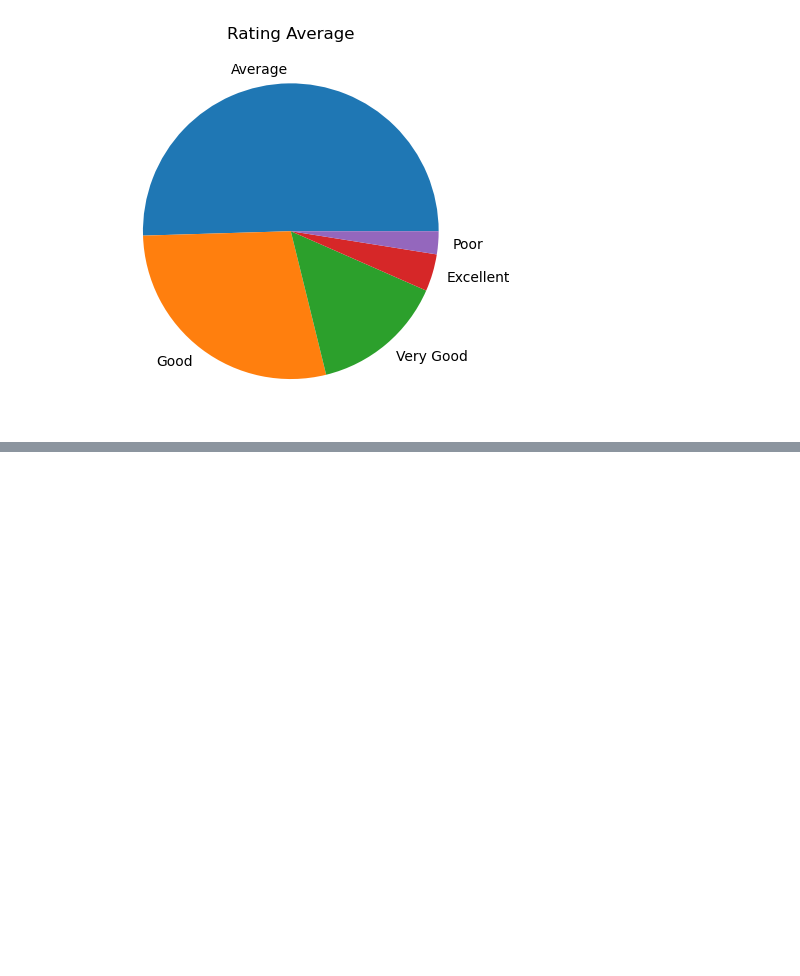
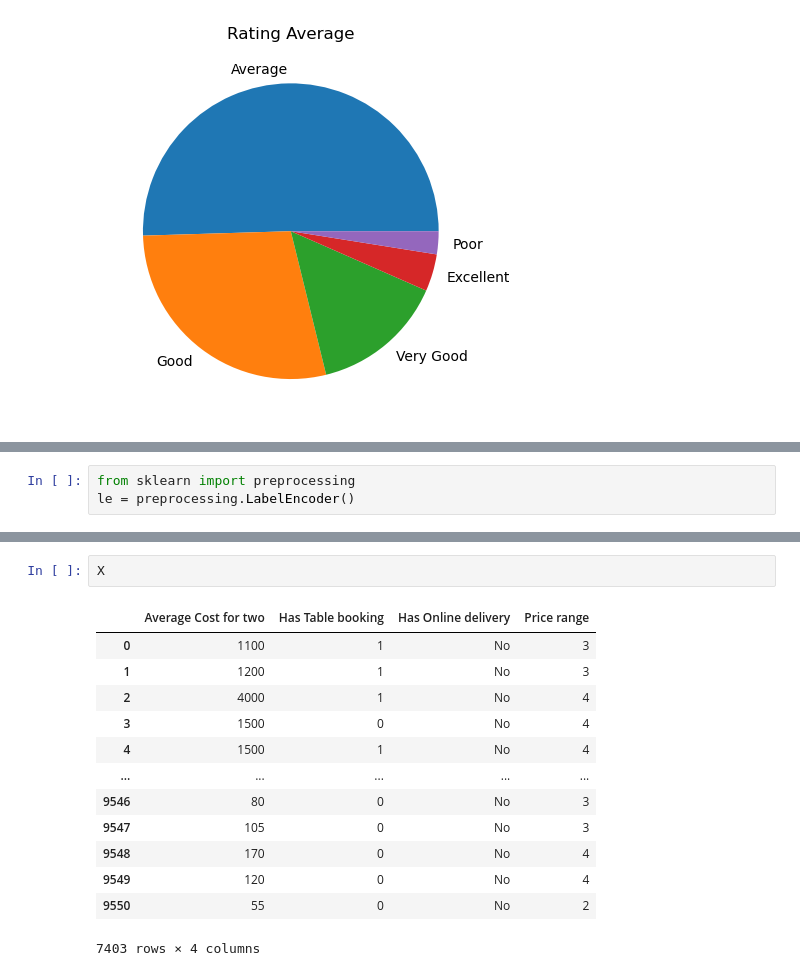
Before and after one commit to asdfghma/RestaurantRatingML, a Jupyter notebook: Notebook.ipynb, the cells around one changed output, grey strips where cells are left out. Cells and saved outputs as stored; diff of their text form; blank space fills up the shorter version.

```diff
--- a/Notebook.ipynb
+++ b/Notebook.ipynb
@@ -166,0 +203,3 @@ plt.show()
+# %%
+from sklearn import preprocessing
+le = preprocessing.LabelEncoder()
@@ -166,0 +214,16 @@ plt.show()
+# %%
+X
+# %% [output]
+|  | Average Cost for two | Has Table booking | Has Online delivery | Price range |
+| 0 | 1100 | 1 | No | 3 |
+| 1 | 1200 | 1 | No | 3 |
+| 2 | 4000 | 1 | No | 4 |
+| 3 | 1500 | 0 | No | 4 |
+| 4 | 1500 | 1 | No | 4 |
+| ... | ... | ... | ... | ... |
+| 9546 | 80 | 0 | No | 3 |
+| 9547 | 105 | 0 | No | 3 |
+| 9548 | 170 | 0 | No | 4 |
+| 9549 | 120 | 0 | No | 4 |
+| 9550 | 55 | 0 | No | 2 |
+7403 rows × 4 columns
```
Also changed, not shown: parts of 54 cells of this notebook, 2 other files.
